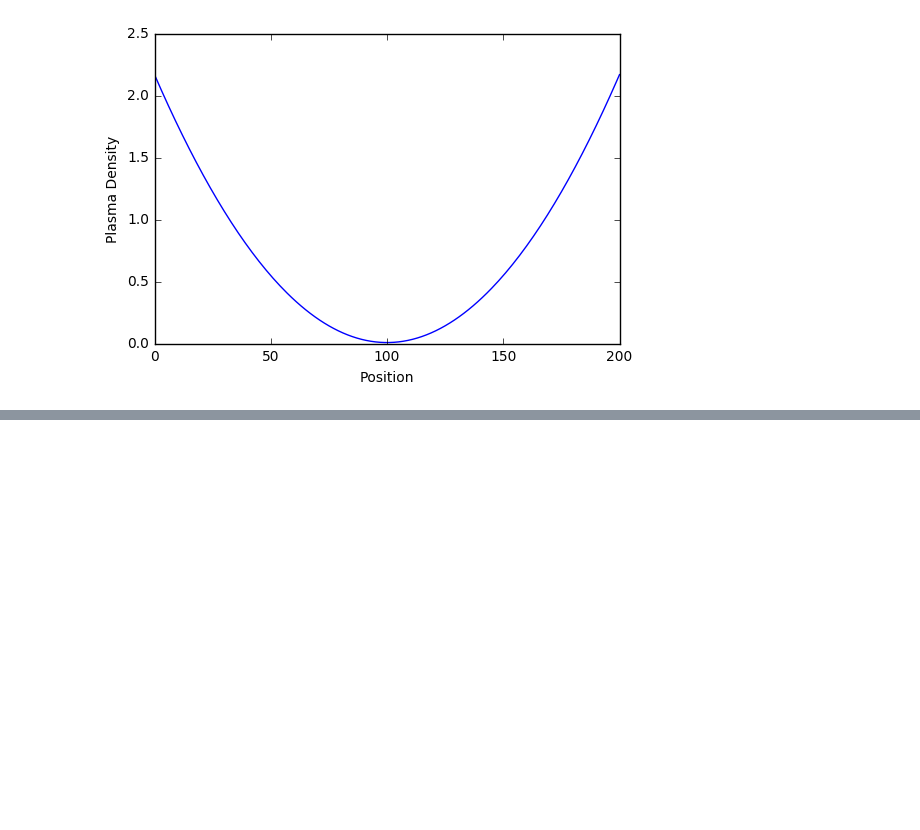
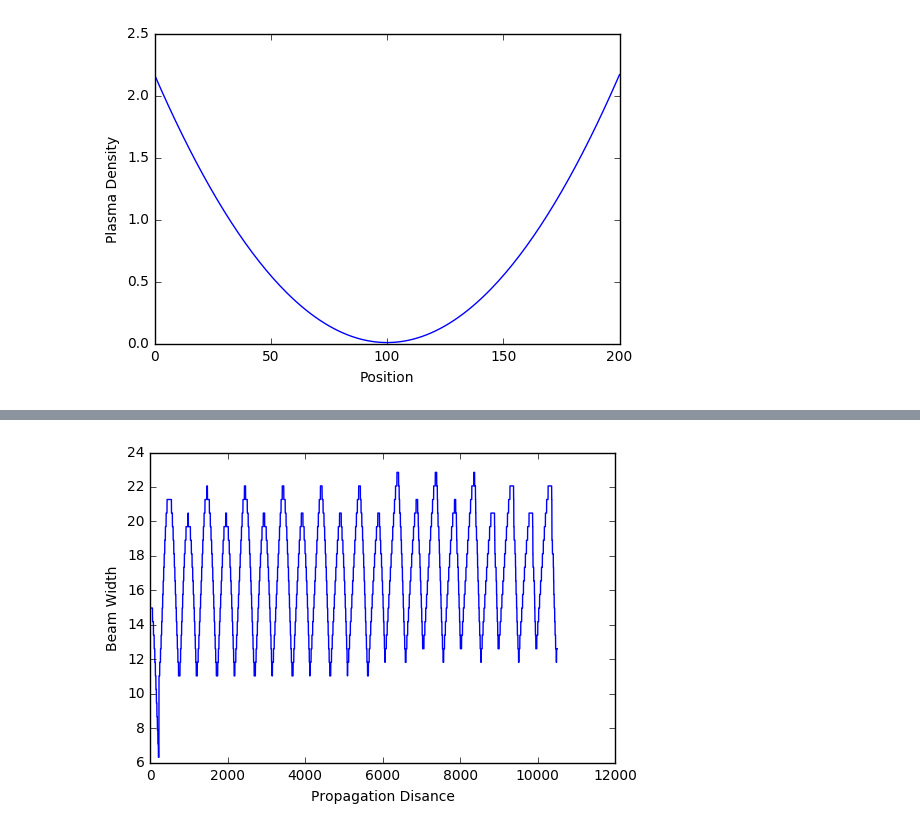
Before and after one commit to tteter/cranknic, a Jupyter notebook: cranknikplaspulsconductbound1D.ipynb, the cells around one changed output, grey strips where cells are left out. Saved outputs shown, nothing was run; the diff lists cells and outputs as text; code cells hidden in the pictures; blank space fills up the shorter version.

```diff
--- a/cranknikplaspulsconductbound1D.ipynb
+++ b/cranknikplaspulsconductbound1D.ipynb
@@ -319,0 +338,8 @@ plt.show()
+# %%
+wigwidth=width*33/(2*pi)
+ylim=((0., 1))
+plt.xlabel('Propagation Disance'); plt.ylabel('Beam Width')
+plt.plot(t_grid*33/(2*pi),wigwidth)
+plt.show()
+# %% [output]
+[figure, added]
```
Also changed, not shown: parts of 9 cells of this notebook.
